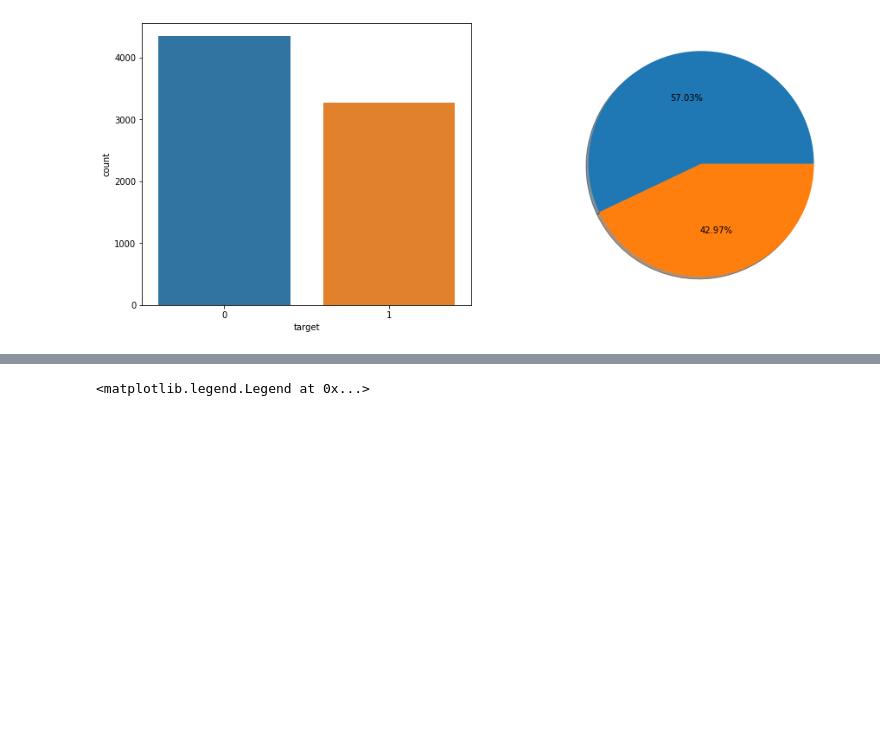
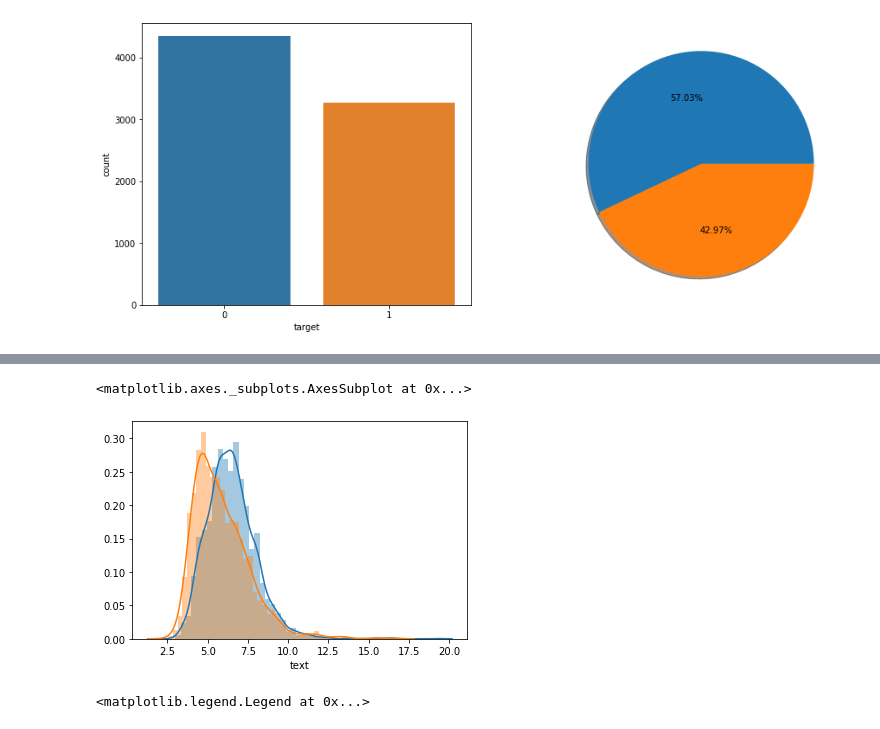
Before and after one commit to Bounty1993/Text-analysis, a Jupyter notebook: Disaster.ipynb, the cells around one changed output, grey strips where cells are left out. Saved outputs shown, nothing was run; the diff lists cells and outputs as text; code cells hidden in the pictures; blank space fills up the shorter version.

```diff
--- a/Disaster.ipynb
+++ b/Disaster.ipynb
@@ -63,3 +71,9 @@ ax[1].legend()
+# %%
+sns.distplot(disaster['text'].apply(lambda x: np.mean([len(i) for i in x.split()])))
+sns.distplot(no_disaster['text'].apply(lambda x: np.mean([len(i) for i in x.split()])))
+# %% [output]
+<matplotlib.axes._subplots.AxesSubplot at 0x...>
+[figure, added]
 # %%
 fig, ax = plt.subplots(figsize=(12, 50))
 train_df['keyword_mean'] = train_df.groupby('keyword')['target'].transform('mean')
```
Also changed, not shown: parts of 3 cells of this notebook.
